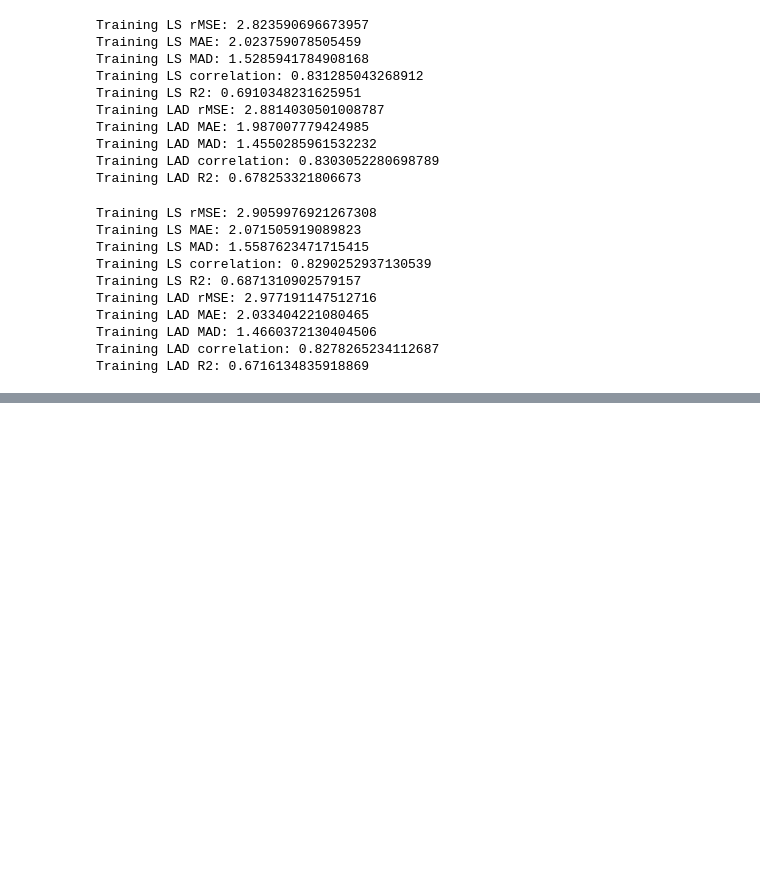
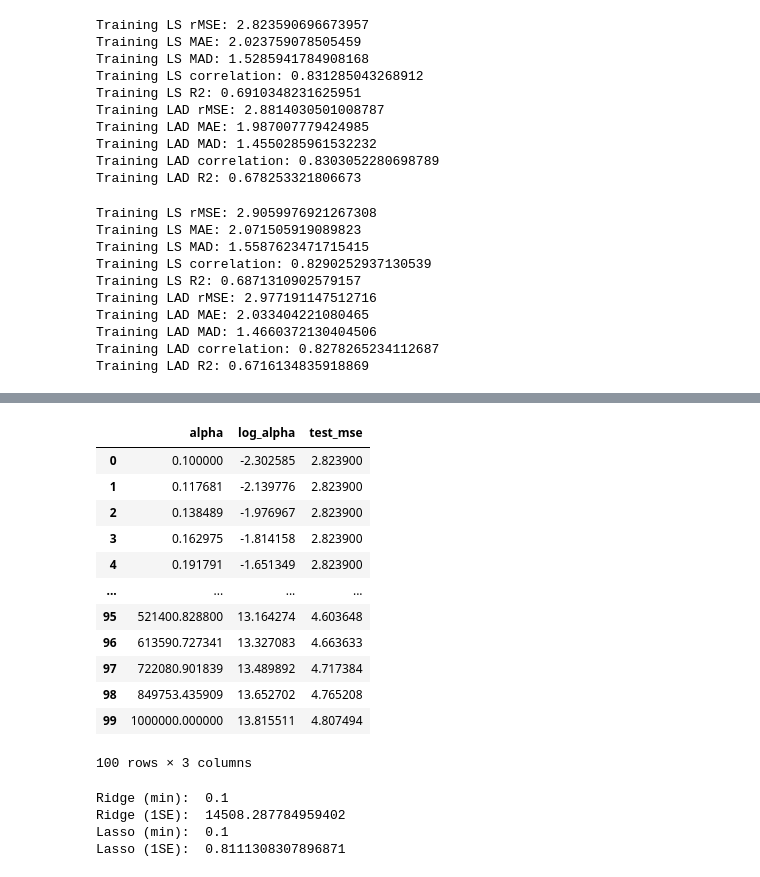
Before and after one commit to hannahkendall04/M148_Project, a Jupyter notebook: hannah/linear_regression.ipynb, the cells around one changed output, grey strips where cells are left out. Cells and saved outputs as stored; diff of their text form; code cells hidden in the pictures; blank space fills up the shorter version.

```diff
--- a/hannah/linear_regression.ipynb
+++ b/hannah/linear_regression.ipynb
@@ -131,0 +135,30 @@ Training LAD R2: 0.6716134835918869
+# %%
+# change this
+
+X = training_data.drop(columns=['loudness'])[vars]
+# scale the predictors
+X_std = (X - X.mean()) / X.std()
+y = training_data['loudness']
+# %%
+alphas = np.logspace(-1, 6, 100)
+ridge_cv_scores = []
+# create a for loop to compute the cross-validation score for each alpha value
+for alpha in alphas:
+    ridge = Ridge(alpha=alpha)
+    ridge_cv = cross_validate(estimator=ridge,
+                              X=X_std,
+                              y=y,
+                              cv=10,
+                              scoring='neg_root_mean_squared_error')
+    ridge_cv_scores.append({'alpha': alpha,
+                            'log_alpha': np.log(alpha),
+                            'test_mse': -np.mean(ridge_cv['test_score'])})
+
+# convert the cross-validation scores into a data frame
+ridge_cv_scores_df = pd.DataFrame(ridge_cv_scores)
+
+# plot the cross-validation scores as a function of alpha
+px.line(ridge_cv_scores_df,
+        x='log_alpha',
+        y='test_mse',
+        title='Ridge')
@@ -131,0 +168,16 @@ Training LAD R2: 0.6716134835918869
+# %%
+ridge_cv_scores_df
+# %% [output]
+|  | alpha | log_alpha | test_mse |
+| 0 | 0.100000 | -2.302585 | 2.823900 |
+| 1 | 0.117681 | -2.139776 | 2.823900 |
+| 2 | 0.138489 | -1.976967 | 2.823900 |
+| 3 | 0.162975 | -1.814158 | 2.823900 |
+| 4 | 0.191791 | -1.651349 | 2.823900 |
+| ... | ... | ... | ... |
+| 95 | 521400.828800 | 13.164274 | 4.603648 |
+| 96 | 613590.727341 | 13.327083 | 4.663633 |
+| 97 | 722080.901839 | 13.489892 | 4.717384 |
+| 98 | 849753.435909 | 13.652702 | 4.765208 |
+| 99 | 1000000.000000 | 13.815511 | 4.807494 |
+100 rows × 3 columns
@@ -131,0 +196,10 @@ Training LAD R2: 0.6716134835918869
+# %%
+print('Ridge (min): ', ridge_alpha_min)
+print('Ridge (1SE): ', ridge_alpha_1se)
+print('Lasso (min): ', lasso_alpha_min)
+print('Lasso (1SE): ', lasso_alpha_1se)
+# %% [output]
+Ridge (min):  0.1
+Ridge (1SE):  14508.287784959402
+Lasso (min):  0.1
+Lasso (1SE):  0.8111308307896871
```
Also changed, not shown: parts of 3 cells of this notebook.
